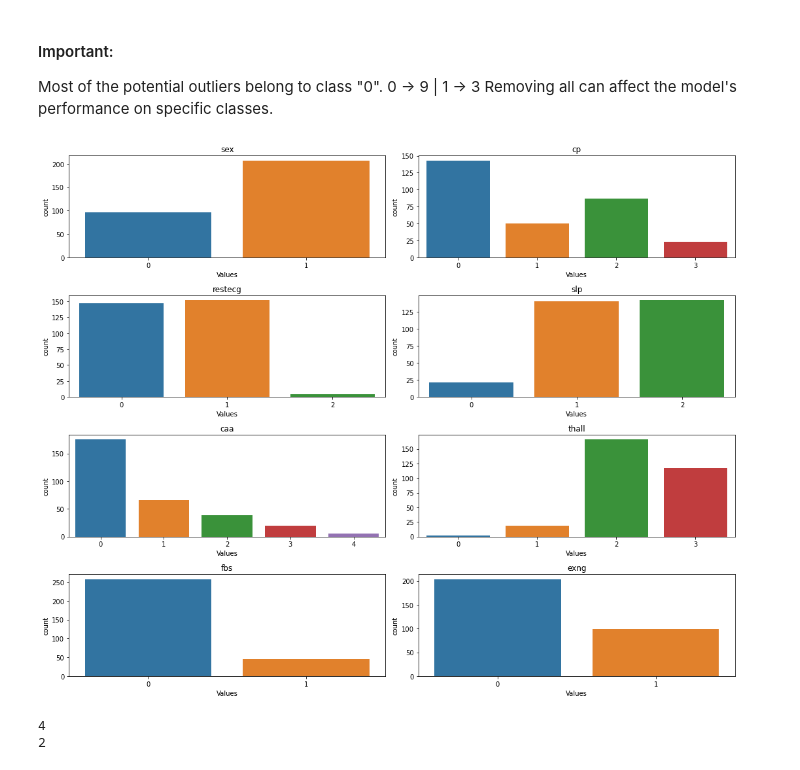
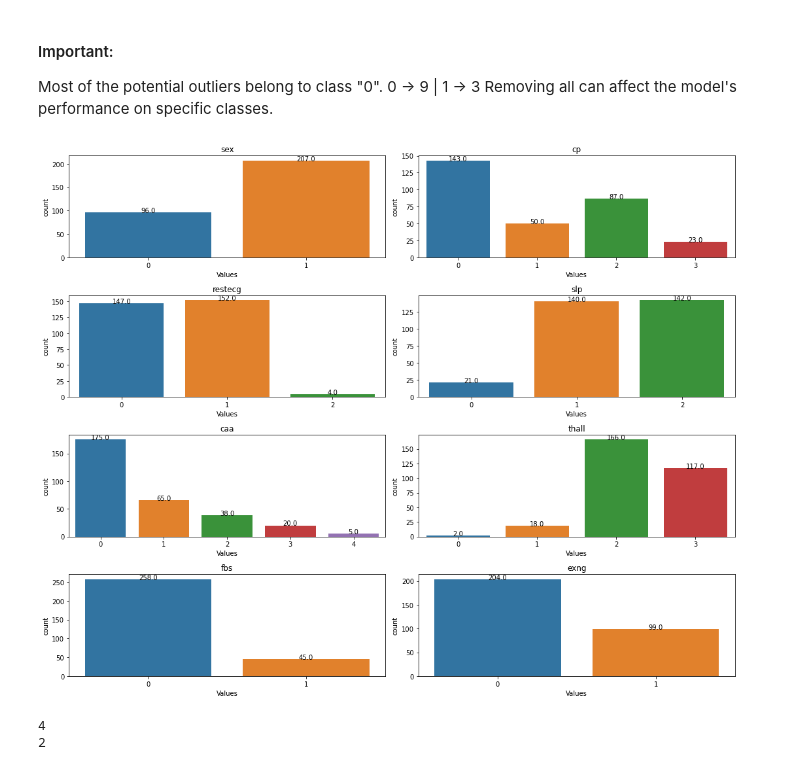
Before and after one commit to emre-kocyigit/classification_with_ml, a Jupyter notebook: Classification_ML_v1.ipynb, the cells around one changed output. Saved outputs shown, nothing was run; the diff lists cells and outputs as text; code cells hidden in the pictures.

```diff
--- a/Classification_ML_v1.ipynb
+++ b/Classification_ML_v1.ipynb
@@ -253,21 +253,25 @@ Most of the potential outliers belong to class "0". 0 -> 9 | 1 -> 3 Removing all
 # %%
 # we have 8 features
 num_rows = 4
 num_cols = 2
 
 plt.figure(figsize=(15, 12))
 
 # Loop through each feature and create a subplot
 for i, feature in enumerate(categorical_features):  # If using a DataFrame
     plt.subplot(num_rows, num_cols, i + 1)
-    sns.countplot(x=df[feature])
+    ax = sns.countplot(x=df[feature])
     plt.title(feature)
     plt.xlabel('Values')
 
+    # Add exact values to the bars
+    for p in ax.patches:
+        ax.annotate(f'{p.get_height()}', (p.get_x() + p.get_width() / 2., p.get_height()), ha='center', va='baseline')
+
 plt.tight_layout()
 plt.show()
 # %% [output]
-[figure, old version]
+[figure, new version]
 # %%
 # potential outliers
 # restecg -> 2
```
Also changed, not shown: parts of 19 cells of this notebook.
